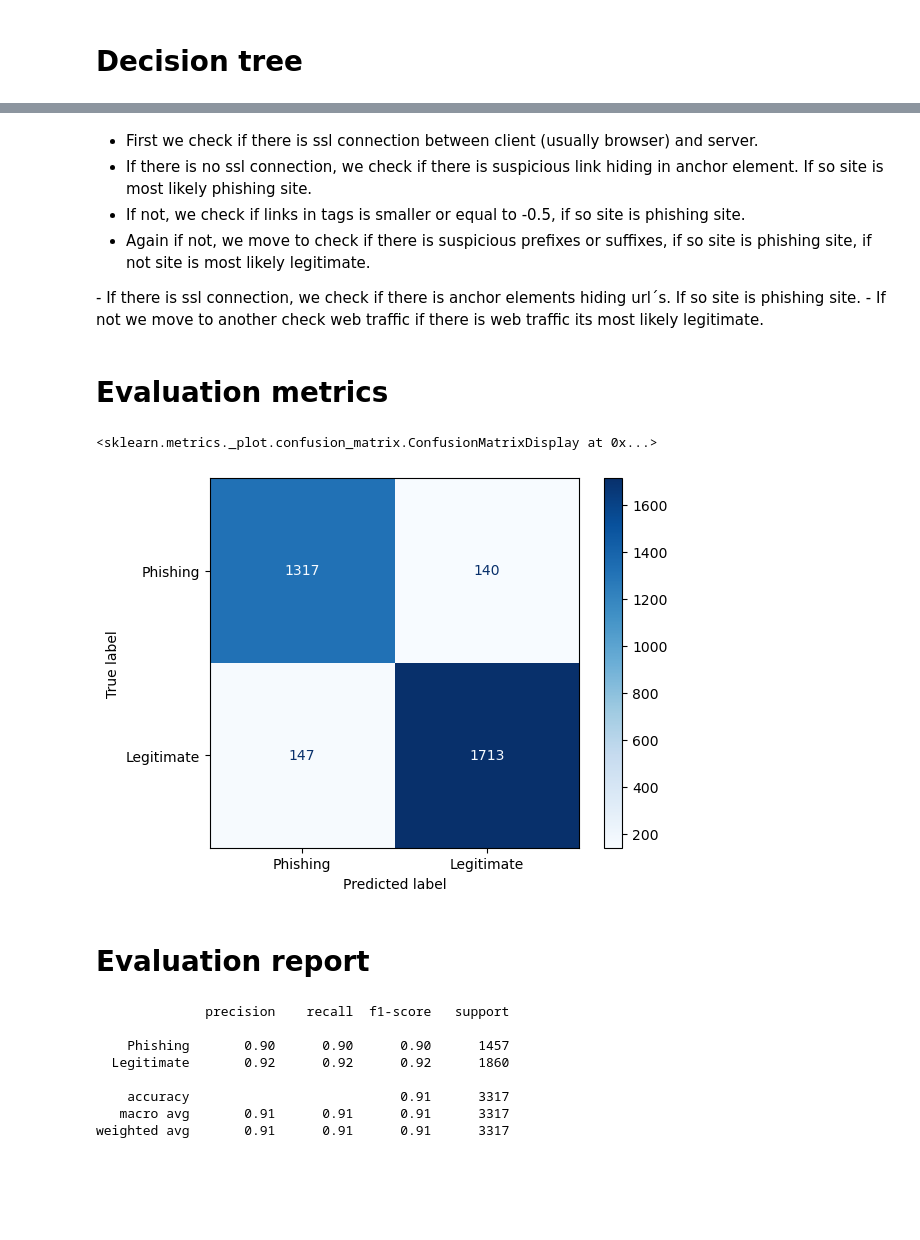
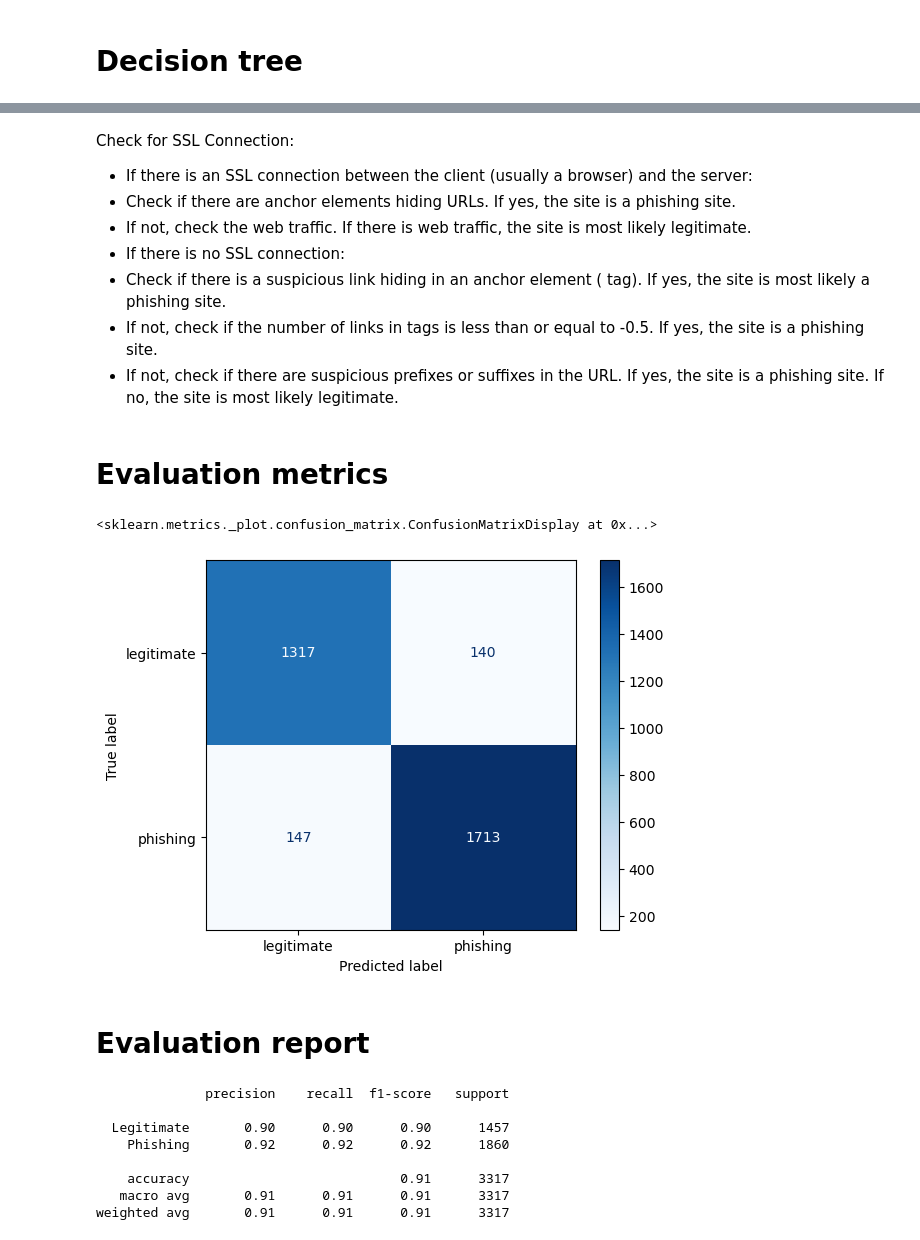
Before and after one commit to hinmiro/dataIsBeautifull_G2, a Jupyter notebook: assignments/decisiontrees_randomforests.ipynb, the cells around one changed output, grey strips where cells are left out. Drawn from its saved outputs; the diff is of its cells as text; code cells hidden in the pictures; blank space fills up the shorter version.

```diff
--- a/assignments/decisiontrees_randomforests.ipynb
+++ b/assignments/decisiontrees_randomforests.ipynb
@@ -89,35 +89,35 @@ plt.show()
 # %% [markdown]
-- First we check if there is ssl connection between client (usually browser) and server.
-- If there is no ssl connection, we check if there is suspicious link hiding in anchor element. If so site is most likely phishing site.
-- If not, we check if links in tags is smaller or equal to -0.5, if so site is phishing site.
-- Again if not, we move to check if there is suspicious prefixes or suffixes, if so site is phishing site, if not site is most likely legitimate.
-</br>
-</br>
-- If there is ssl connection, we check if there is anchor elements hiding url´s. If so site is phishing site.
-- If not we move to another check web traffic if there is web traffic its most likely legitimate.
+Check for SSL Connection:
+- If there is an SSL connection between the client (usually a browser) and the server:
+- Check if there are anchor elements hiding URLs. If yes, the site is a phishing site.
+- If not, check the web traffic. If there is web traffic, the site is most likely legitimate.
+- If there is no SSL connection:
+- Check if there is a suspicious link hiding in an anchor element (<a> tag). If yes, the site is most likely a phishing site.
+- If not, check if the number of links in tags is less than or equal to -0.5. If yes, the site is a phishing site.
+- If not, check if there are suspicious prefixes or suffixes in the URL. If yes, the site is a phishing site. If no, the site is most likely legitimate.
 # %% [markdown]
 # Evaluation metrics
 # %%
 from sklearn.metrics import confusion_matrix, ConfusionMatrixDisplay, classification_report
 
 predictions = model.predict(X_test)
 cm = confusion_matrix(y_test, predictions)
 
-cmd = ConfusionMatrixDisplay(cm, display_labels=['Phishing', 'Legitimate'])
+cmd = ConfusionMatrixDisplay(cm, display_labels=['legitimate', 'phishing'])
 cmd.plot(cmap='Blues')
 # %% [output]
 <sklearn.metrics._plot.confusion_matrix.ConfusionMatrixDisplay at 0x...>
-[figure, old version]
+[figure, new version]
 # %% [markdown]
 # Evaluation report
 # %%
-report = classification_report(y_test, predictions, target_names=['Phishing', 'Legitimate'])
+report = classification_report(y_test, predictions, target_names=['Legitimate', 'Phishing'])
 print(report)
 # %% [output]
               precision    recall  f1-score   support
 
-    Phishing       0.90      0.90      0.90      1457
-  Legitimate       0.92      0.92      0.92      1860
+  Legitimate       0.90      0.90      0.90      1457
+    Phishing       0.92      0.92      0.92      1860
 
     accuracy                           0.91      3317
    macro avg       0.91      0.91      0.91      3317
```
Also changed, not shown: parts of 5 cells of this notebook.
